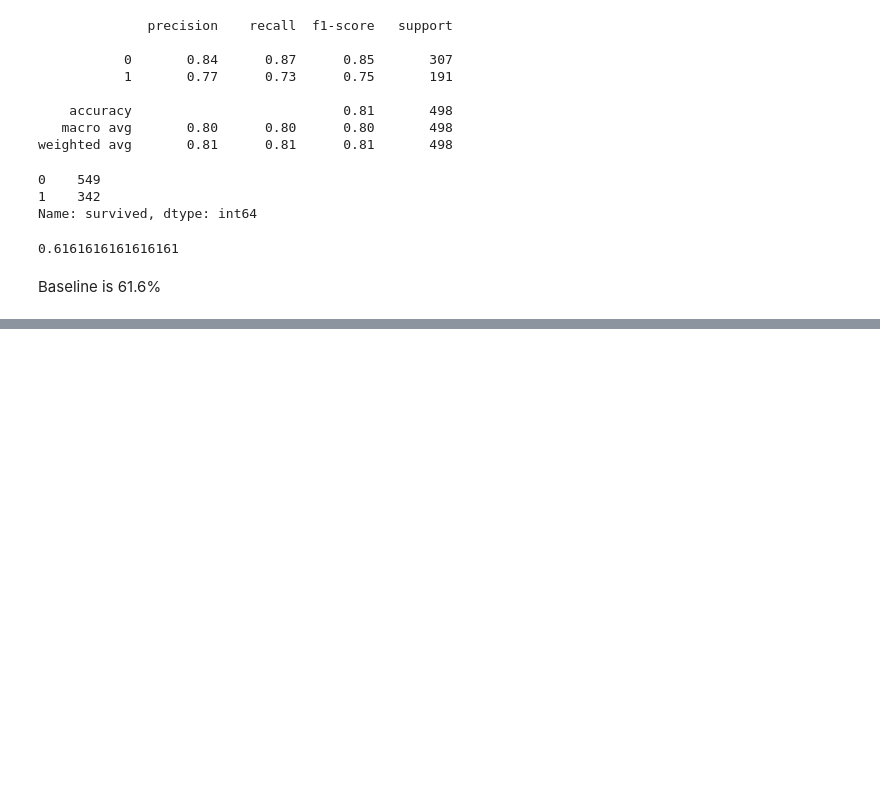
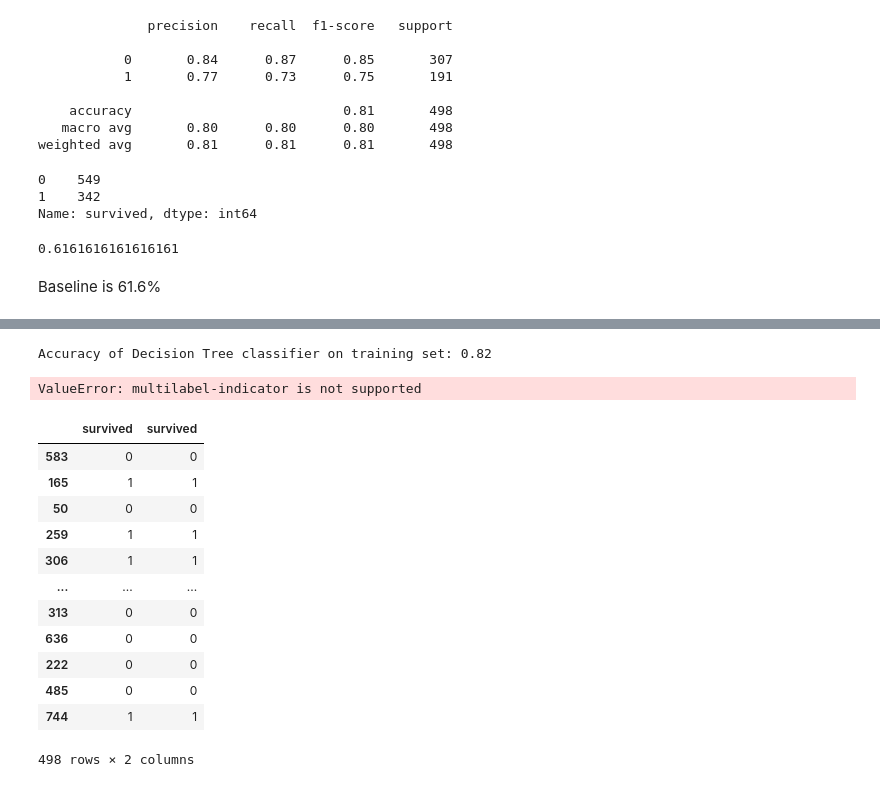
Before and after one commit to matt-c-knight/classification-exercises, a Jupyter notebook: model.ipynb, the cells around one changed output, grey strips where cells are left out. Drawn from its saved outputs; the diff is of its cells as text; code cells hidden in the pictures; blank space fills up the shorter version.

```diff
--- a/model.ipynb
+++ b/model.ipynb
@@ -546,0 +556,2 @@ titanic4.head
+# %%
+clf = DecisionTreeClassifier(max_depth=3, random_state=123)
@@ -546,0 +597,25 @@ titanic4.head
+# %%
+print('Accuracy of Decision Tree classifier on training set: {:.2f}'
+     .format(clf.score(X_train, y_train)))
+# %% [output]
+Accuracy of Decision Tree classifier on training set: 0.82
+# %%
+confusion_matrix(y_train, y_pred)
+# %% [output]
+ValueError: multilabel-indicator is not supported
+# %%
+y_train
+# %% [output]
+|  | survived | survived |
+| 583 | 0 | 0 |
+| 165 | 1 | 1 |
+| 50 | 0 | 0 |
+| 259 | 1 | 1 |
+| 306 | 1 | 1 |
+| ... | ... | ... |
+| 313 | 0 | 0 |
+| 636 | 0 | 0 |
+| 222 | 0 | 0 |
+| 485 | 0 | 0 |
+| 744 | 1 | 1 |
+498 rows × 2 columns
```
Also changed, not shown: parts of 57 cells of this notebook.
